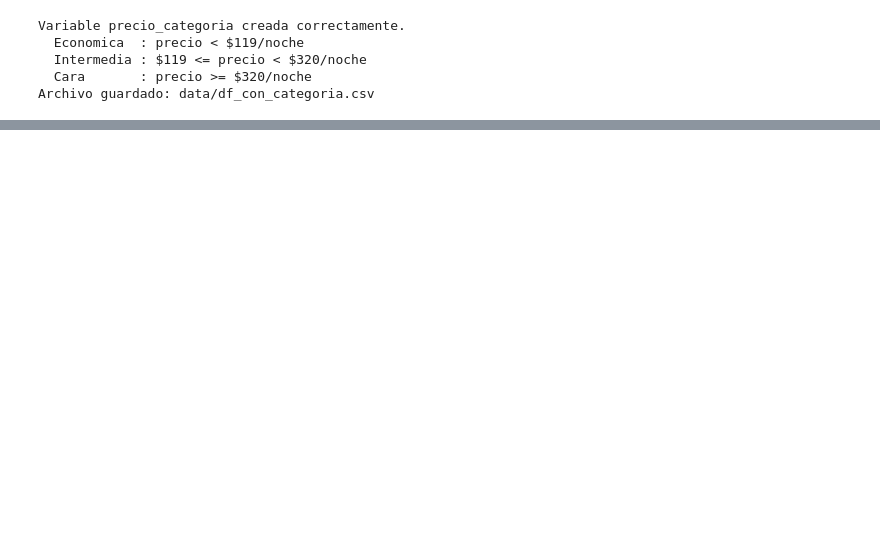
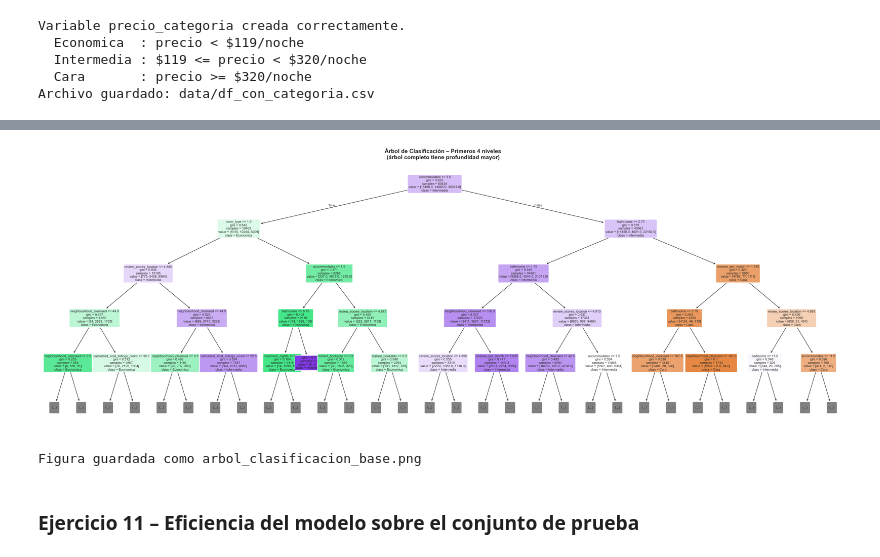
Before and after one commit to AleWWH1104/Lab4-md, a Jupyter notebook: Lab4-md.ipynb, the cells around one changed output, grey strips where cells are left out. Drawn from its saved outputs; the diff is of its cells as text; code cells hidden in the pictures; blank space fills up the shorter version.

```diff
--- a/Lab4-md.ipynb
+++ b/Lab4-md.ipynb
@@ -1146,0 +1240,15 @@ Archivo guardado: data/df_con_categoria.csv
+# %%
+clf_base = DecisionTreeClassifier(
+    criterion='gini',
+    random_state=42
+)
+clf_base.fit(X_train_c, y_train_c)
+
+y_pred_base = clf_base.predict(X_test_c)
+acc_base = accuracy_score(y_test_c, y_pred_base)
+
+print(' Árbol de Clasificación BASE (sin poda) ')
+print(f'Profundidad real del árbol : {clf_base.get_depth()}')
+print(f'Accuracy en test           : {acc_base:.4f} ({acc_base*100:.2f}%)')
+print()
+print(classification_report(y_test_c, y_pred_base))
@@ -1146,0 +1269,28 @@ Archivo guardado: data/df_con_categoria.csv
+# %%
+orden_clases = ['Economica', 'Intermedia', 'Cara']
+colores_nodos = ['#2ecc71', '#f39c12', '#e74c3c']   # verde, naranja, rojo
+
+fig, ax = plt.subplots(figsize=(28, 10))
+plot_tree(
+    clf_base,
+    feature_names=feature_cols,
+    class_names=clf_base.classes_,
+    filled=True,
+    rounded=True,
+    max_depth=4,          # mostramos solo los primeros 4 niveles
+    fontsize=8,
+    ax=ax
+)
+ax.set_title(
+    'Árbol de Clasificación – Primeros 4 niveles\n(árbol completo tiene profundidad mayor)',
+    fontsize=14, fontweight='bold'
+)
+plt.tight_layout()
+plt.savefig('arbol_clasificacion_base.png', dpi=120, bbox_inches='tight')
+plt.show()
+print('Figura guardada como arbol_clasificacion_base.png')
+# %% [output]
+[figure, added]
+Figura guardada como arbol_clasificacion_base.png
+# %% [markdown]
+### Ejercicio 11 – Eficiencia del modelo sobre el conjunto de prueba
```
Also changed, not shown: parts of 56 cells of this notebook, 11 other files.
